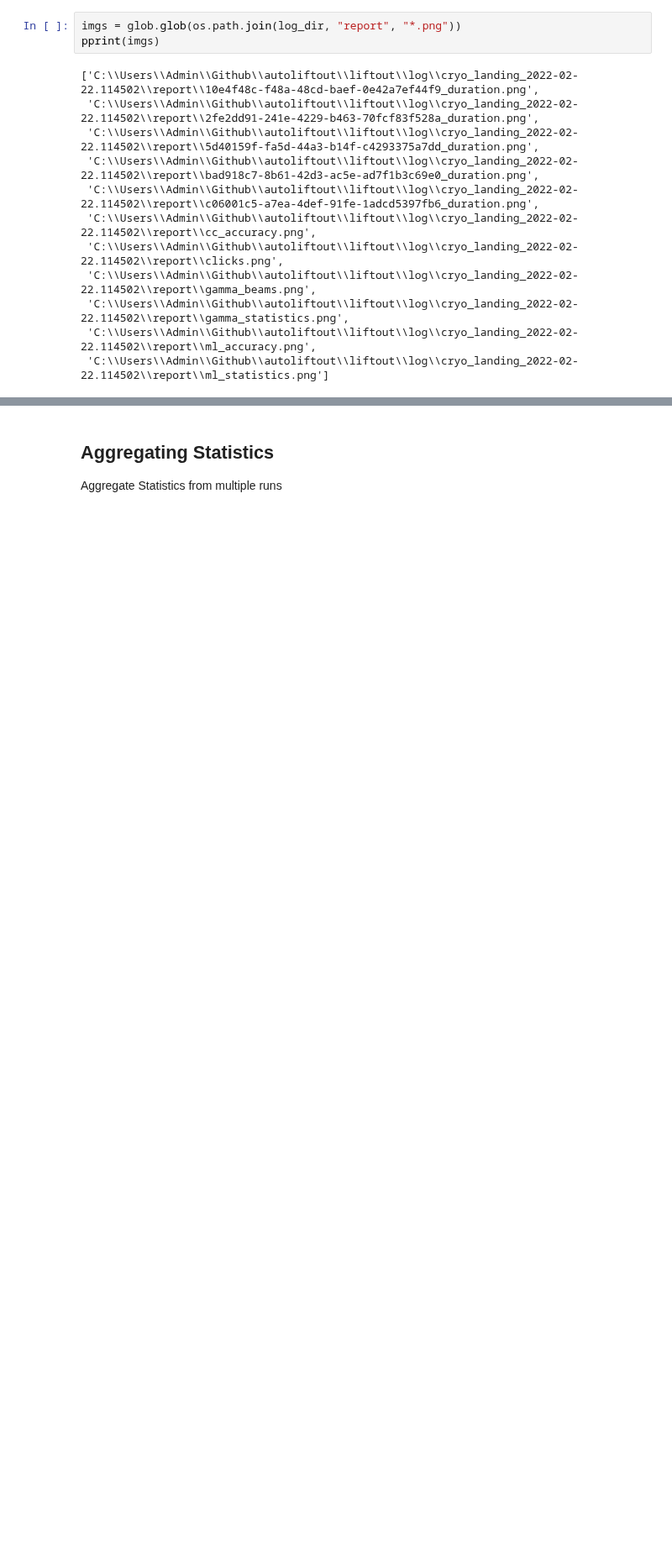
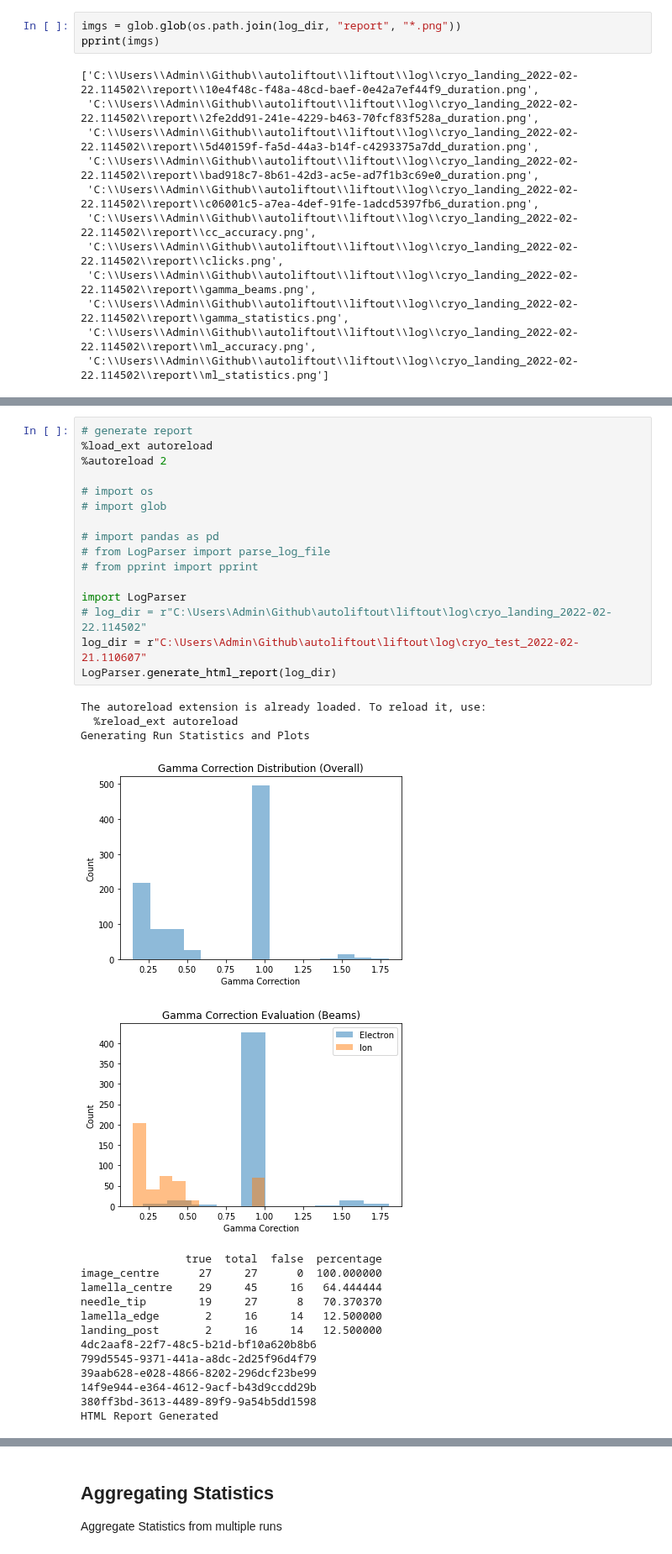
Before and after one commit to Phaips/autoliftout, a Jupyter notebook: liftout/tools/logging.ipynb, the cells around one changed output, grey strips where cells are left out. Shown at 84% size. Drawn from its saved outputs; the diff is of its cells as text; blank space fills up the shorter version.

Commit message:
improvements to statistics generatiion / report

```diff
--- a/liftout/tools/logging.ipynb
+++ b/liftout/tools/logging.ipynb
@@ -211,0 +116,34 @@ KeyError: '42fc6b5d-4436-4b44-a8fd-0217af918811'
+# %%
+# generate report
+%load_ext autoreload
+%autoreload 2
+
+# import os
+# import glob
+
+# import pandas as pd
+# from LogParser import parse_log_file
+# from pprint import pprint
+
+import LogParser
+# log_dir = r"C:\Users\Admin\Github\autoliftout\liftout\log\cryo_landing_2022-02-22.114502"
+log_dir = r"C:\Users\Admin\Github\autoliftout\liftout\log\cryo_test_2022-02-21.110607"
+LogParser.generate_html_report(log_dir)
+# %% [output]
+The autoreload extension is already loaded. To reload it, use:
+  %reload_ext autoreload
+Generating Run Statistics and Plots
+[figure, added]
+[figure, added]
+                true  total  false  percentage
+image_centre      27     27      0  100.000000
+lamella_centre    29     45     16   64.444444
+needle_tip        19     27      8   70.370370
+lamella_edge       2     16     14   12.500000
+landing_post       2     16     14   12.500000
+4dc2aaf8-22f7-48c5-b21d-bf10a620b8b6
+799d5545-9371-441a-a8dc-2d25f96d4f79
+39aab628-e028-4866-8202-296dcf23be99
+14f9e944-e364-4612-9acf-b43d9ccdd29b
+380ff3bd-3613-4489-89f9-9a54b5dd1598
+HTML Report Generated
```
Also changed, not shown: parts of 26 cells of this notebook, 2 other files.
